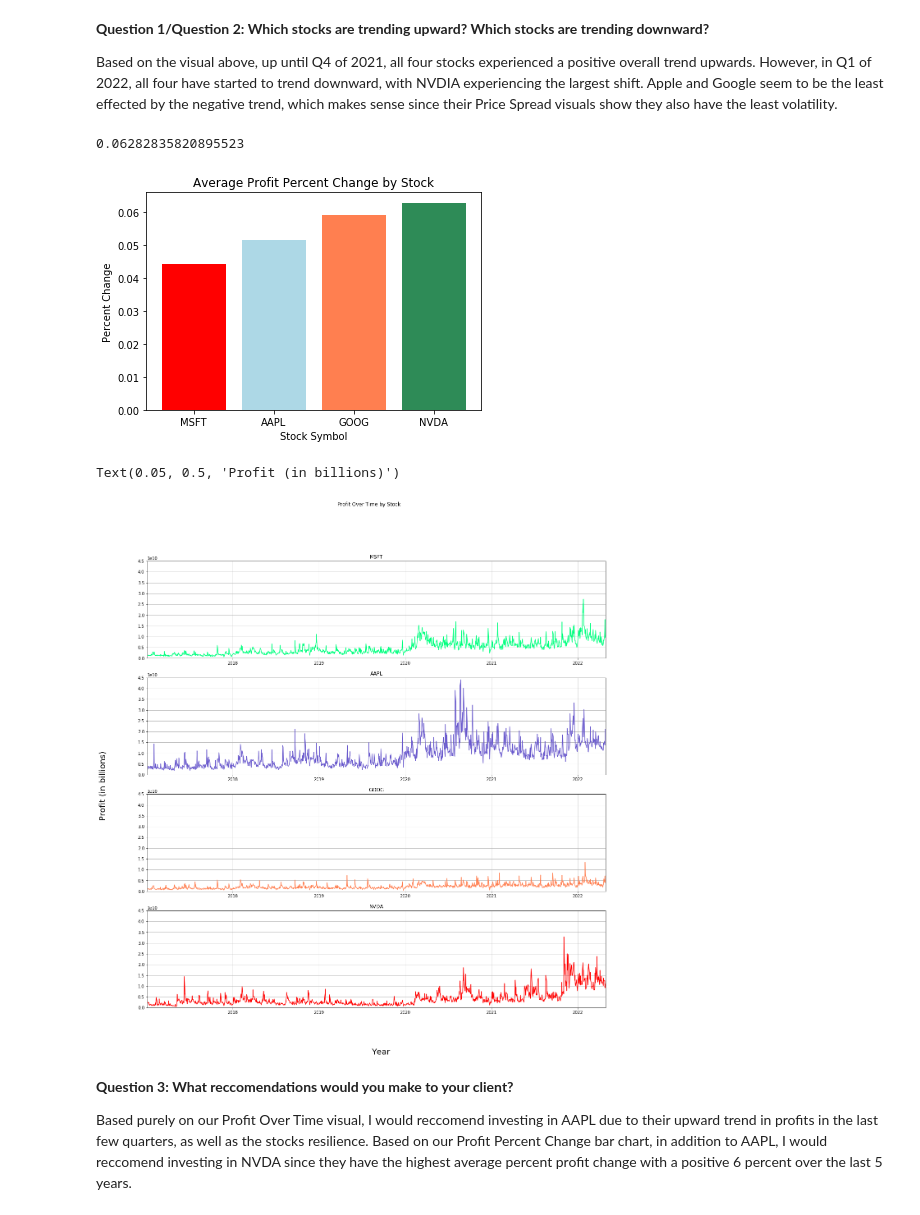
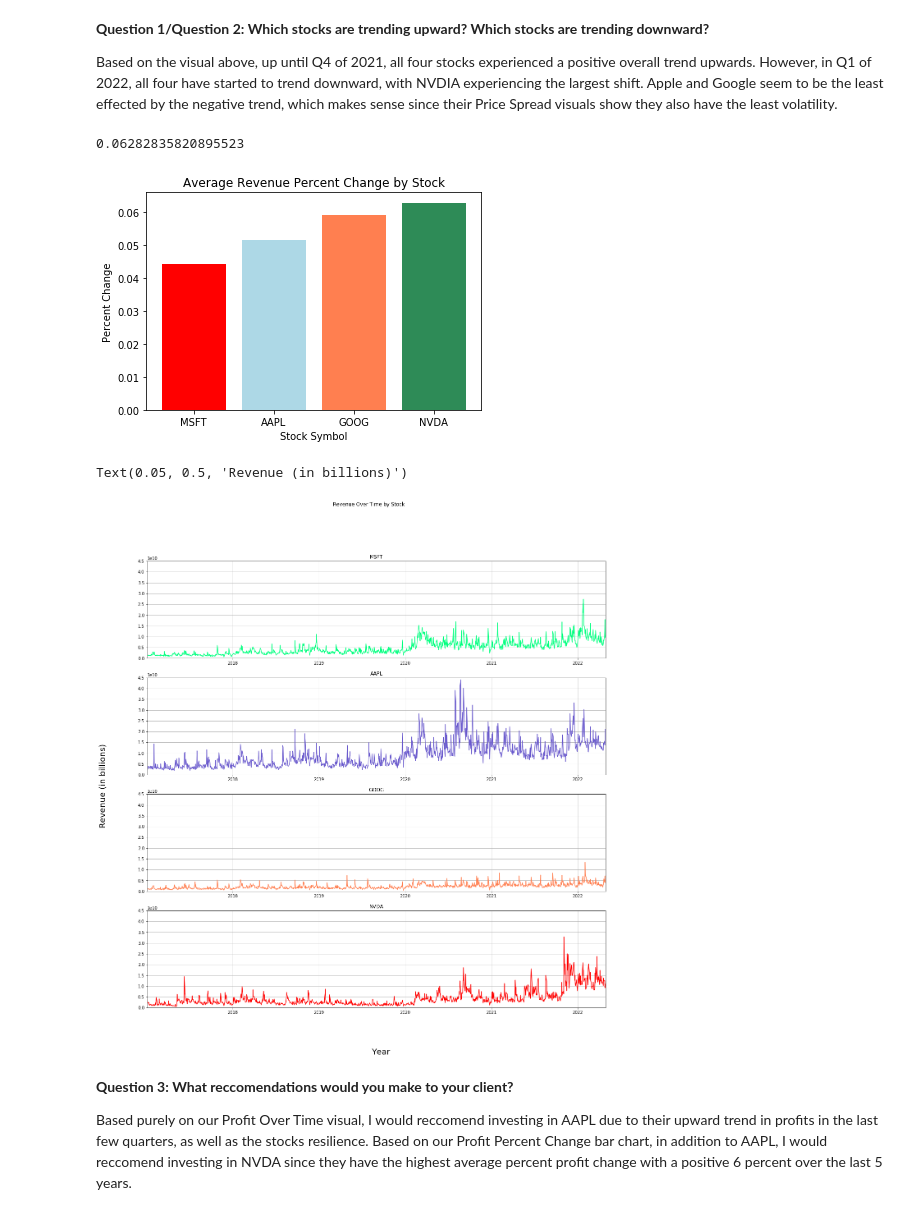
Before and after one commit to rasemanb/Tech-Stock-Analysis, a Jupyter notebook: Project_1/Project-1.ipynb, the cells around one changed output. Cells and saved outputs as stored; diff of their text form; code cells hidden in the pictures.

Commit message:
revenue

```diff
--- a/Project_1/Project-1.ipynb
+++ b/Project_1/Project-1.ipynb
@@ -50,14 +50,14 @@ def profit(df):
 # %%
 # function to calculate profit percent change
 def pctchg(df):
-    df['Profit Percent Change'] = df['Profit'].pct_change()
+    df['Revenue Percent Change'] = df['Revenue'].pct_change()
     return df
 # %%
 # funtion for cleaning up and formatting data
 def cleandat(df):
     df = df.round(2)
-    df["Profit Percent Change"] = df["Profit Percent Change"].map('{:.2f}'.format)
-    df["Profit"] = df["Profit"].map("{:.2f}".format)
+    df["Revenue Percent Change"] = df["Revenue Percent Change"].map('{:.2f}'.format)
+    df["Revenue"] = df["Revenue"].map("{:.2f}".format)
     df["Difference"] = df["Difference"].map("{:.2f}".format)
     df["High"] = df["High"].map("{:.2f}".format)
     df["Low"] = df["Low"].map("{:.2f}".format)
@@ -76,8 +76,8 @@ def astypes(df):
                     'Close':'float',
                     'Adj Close':'float',
                     'Volume':'float',
-                    'Profit':'float',
-                    'Profit Percent Change':'float',
+                    'Revenue':'float',
+                    'Revenue Percent Change':'float',
                     'Difference':'float'})
     return df
 # %%
@@ -97,7 +97,7 @@ for i,df in enumerate(dfs):
     #df = repindex(df)
     #df = date(df)
     df = highlow(df)
-    df = profit(df)
+    df = rev(df)
     df = pctchg(df)
     df = cleandat(df)
     df = astypes(df)
@@ -227,29 +227,29 @@ Text(0.05, 0.5, 'Closing Price ($)')
 Based on the visual above, up until Q4 of 2021, all four stocks experienced a positive overall trend upwards. However, in Q1 of 2022, all four have started to trend downward, with NVDIA experiencing the largest shift. Apple and Google seem to be the least effected by the negative trend, which makes sense since their Price Spread visuals show they also have the least volatility.
 # %%
 x = ['MSFT','AAPL','GOOG','NVDA']
-pc1 = msft['Profit Percent Change'].mean()
-pc2 = aapl['Profit Percent Change'].mean()
-pc3 = goog['Profit Percent Change'].mean()
-pc4 = nvda['Profit Percent Change'].mean()
+pc1 = msft['Revenue Percent Change'].mean()
+pc2 = aapl['Revenue Percent Change'].mean()
+pc3 = goog['Revenue Percent Change'].mean()
+pc4 = nvda['Revenue Percent Change'].mean()
 y = [pc1,pc2,pc3,pc4]
 plt.bar(x,y, color=['red','lightblue', 'coral' , 'seagreen'])
-plt.title('Average Profit Percent Change by Stock')
+plt.title('Average Revenue Percent Change by Stock')
 plt.xlabel('Stock Symbol')
 plt.ylabel('Percent Change')
-plt.savefig('../output/Avg_Perc_Change')
+plt.savefig('../output/Avg_Rev_Change')
 print(pc4)
 # %% [output]
 0.06282835820895523
-[figure, old version]
+[figure, new version]
 # %%
 # split plot for profits over time
 x2 = msft.index
-p1 = msft['Profit']
-p2 = aapl['Profit']
-p3 = goog['Profit']
-p4 = nvda['Profit']
+p1 = msft['Revenue']
+p2 = aapl['Revenue']
+p3 = goog['Revenue']
+p4 = nvda['Revenue']
 fig, (ax1, ax2, ax3, ax4) = plt.subplots(4, figsize=(20,20),sharex=False)
-fig.suptitle('Profit Over Time by Stock')
+fig.suptitle('Revenue Over Time by Stock')
 ax1.plot(x2, p1, color='springgreen')
 ax1.grid()
 ax1.set_xlim([xmin,xmax])
@@ -270,12 +270,12 @@ ax4.grid()
 ax4.set_xlim([xmin,xmax])
 ax4.set_ylim([0,45000000000])
 ax4.set_title('NVDA')
-fig.savefig('../output/Profit_Over_Time')
+fig.savefig('../output/Rev_Over_Time')
 fig.text(0.52,0.05, "Year", ha="center", va="center",fontsize=20)
-fig.text(0.05,0.5, "Profit (in billions)", ha="center", va="center", rotation=90,fontsize=20)
+fig.text(0.05,0.5, "Revenue (in billions)", ha="center", va="center", rotation=90,fontsize=20)
 # %% [output]
-Text(0.05, 0.5, 'Profit (in billions)')
+Text(0.05, 0.5, 'Revenue (in billions)')
-[figure, old version]
+[figure, new version]
 # %% [markdown]
 **Question 3: What reccomendations would you make to your client?**
 
```
Also changed, not shown: parts of 4 cells of this notebook.
